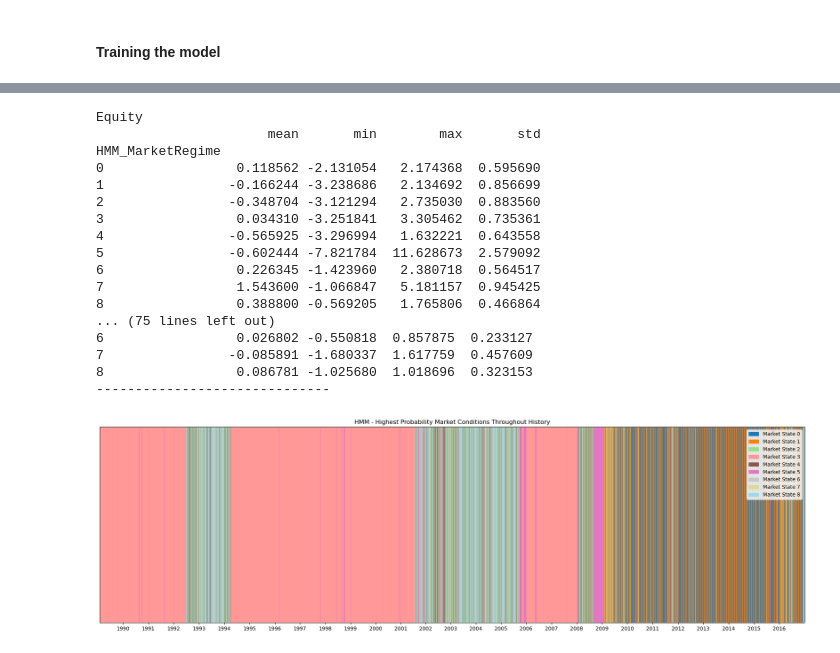
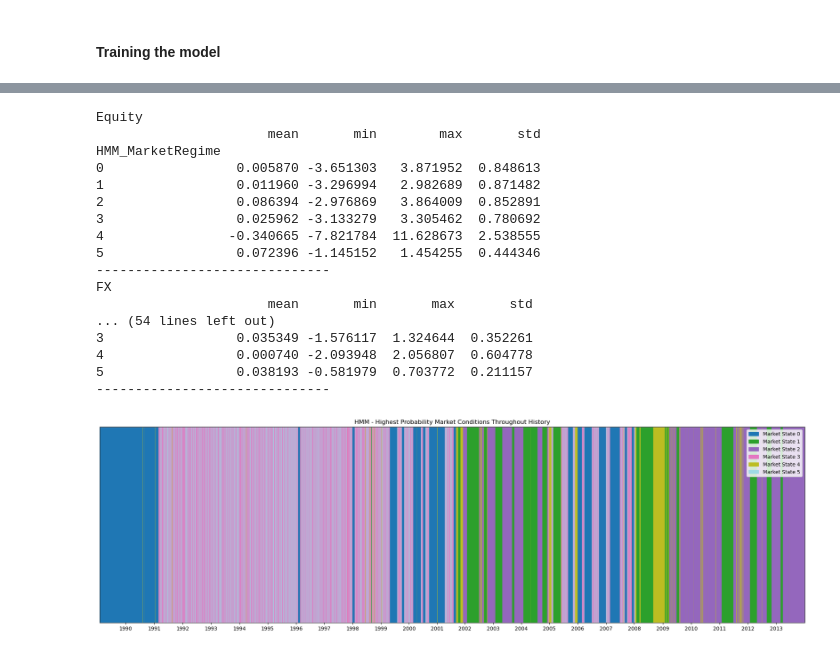
Before and after one commit to Thomas-Esilv/Project_ESILV, a Jupyter notebook: Research on trading regime models/Research_on_trading_regime_models.ipynb, the cells around one changed output, grey strips where cells are left out. Drawn from its saved outputs; the diff is of its cells as text; code cells hidden in the pictures.

```diff
--- a/Research on trading regime models/Research_on_trading_regime_models.ipynb
+++ b/Research on trading regime models/Research_on_trading_regime_models.ipynb
@@ -488,2 +187,8 @@ data['GMM_MarketRegime'] = clusters
+# %%
+gmm_market_regimes = 4
+reference_gmm = GaussianMixture(n_components=gmm_market_regimes, random_state=40, init_params='kmeans')
+reference_gmm.fit(data_ref_scaled)
+gmm_clusters = reference_gmm.predict(data_ref_scaled)
+data_ref.loc[:,'GMM_MarketRegime'] = gmm_clusters
 # %% [markdown]
 #### Characteristics of each market regimes
@@ -524,26 +227,26 @@ GMM_MarketRegime
 # %%
 fig, ax = plt.subplots(figsize=(25, 7))
 
-colors_list = plt.cm.get_cmap('tab20',market_regimes)
+colors_list = plt.colormaps.get_cmap('tab20').resampled(gmm_market_regimes)
 rectangle_height = 1
 
-for i, date in enumerate(GMM_data_train.index):
-    color = colors_list(clusters[i])
+for i, date in enumerate(data_ref.index):
+    color = colors_list(gmm_clusters[i])
     rect = patches.Rectangle((i, 0), 1, rectangle_height, color=color)
     ax.add_patch(rect)
 
-years = [date.year for date in GMM_data_train.index]
+years = [date.year for date in data_ref.index]
 change_years = [i for i in range(1, len(years)) if years[i] != years[i-1]]
 ax.set_xticks(change_years)
 ax.set_xticklabels([years[i] for i in change_years])
 
-ax.set_xlim(0, len(GMM_data_train))
+ax.set_xlim(0, len(data_ref))
 ax.set_ylim(0, rectangle_height)
 ax.set_yticks([])
 
 legend_elements = [
     patches.Patch(color=colors_list(i), label=f'Market State {i}')
-    for i in range(market_regimes)
+    for i in range(gmm_market_regimes)
 ]
 ax.legend(handles=legend_elements, loc='upper right')
 
@@ -576,9 +281,9 @@ for market_regime in n_market_regimes:
 
     for _ in range(n_init):
         hm = hmm.GaussianHMM(n_components=market_regime, covariance_type='diag')
-        hm.fit(df_train)
-        current_aic = hm.aic(df_train)
-        current_bic = hm.bic(df_train)
+        hm.fit(data_ref_scaled)
+        current_aic = hm.aic(data_ref_scaled)
+        current_bic = hm.bic(data_ref_scaled)
 
         if current_aic < best_aic:
             best_aic = current_aic
@@ -605,9 +310,9 @@ BIC : best number of market regimes : 9
 # %% [markdown]
 #### Training the model
 # %%
-hmm_market_regimes = 9
-hm = hmm.GaussianHMM(n_components=hmm_market_regimes, covariance_type='diag',random_state=38)
-hm.fit(df_train)
-hmm_clusters = hm.predict(df)
-data['HMM_MarketRegime'] = hmm_clusters
+hmm_market_regimes = 6
+reference_hmm = hmm.GaussianHMM(n_components=hmm_market_regimes, covariance_type='diag',random_state=38)
+reference_hmm.fit(data_ref_scaled)
+hmm_clusters = reference_hmm.predict(data_ref_scaled)
+data_ref.loc[:,'HMM_MarketRegime'] = hmm_clusters
 # %% [markdown]
@@ -635,53 +331,53 @@ HMM_data_train.groupby('HMM_MarketRegime').count()
 # %%
-for col in HMM_data_train.columns[:-1]:
+for col in data_ref.columns[:-2]:
     print(col)
-    print(HMM_data_train.groupby('HMM_MarketRegime')[col].agg(['mean','min','max','std']))
+    print(data_ref.groupby('HMM_MarketRegime')[col].agg(['mean','min','max','std']))
     print('-'*30)
 # %% [output]
 Equity
                       mean       min        max       std
 HMM_MarketRegime
-0                 0.118562 -2.131054   2.174368  0.595690
-1                -0.166244 -3.238686   2.134692  0.856699
-2                -0.348704 -3.121294   2.735030  0.883560
-3                 0.034310 -3.251841   3.305462  0.735361
-4                -0.565925 -3.296994   1.632221  0.643558
-5                -0.602444 -7.821784  11.628673  2.579092
-6                 0.226345 -1.423960   2.380718  0.564517
-7                 1.543600 -1.066847   5.181157  0.945425
-8                 0.388800 -0.569205   1.765806  0.466864
-... (75 lines left out)
-6                 0.026802 -0.550818  0.857875  0.233127
-7                -0.085891 -1.680337  1.617759  0.457609
-8                 0.086781 -1.025680  1.018696  0.323153
+0                 0.005870 -3.651303   3.871952  0.848613
+1                 0.011960 -3.296994   2.982689  0.871482
+2                 0.086394 -2.976869   3.864009  0.852891
+3                 0.025962 -3.133279   3.305462  0.780692
+4                -0.340665 -7.821784  11.628673  2.538555
+5                 0.072396 -1.145152   1.454255  0.444346
 ------------------------------
+FX
+                      mean       min       max       std
+... (54 lines left out)
+3                 0.035349 -1.576117  1.324644  0.352261
+4                 0.000740 -2.093948  2.056807  0.604778
+5                 0.038193 -0.581979  0.703772  0.211157
+------------------------------
 # %%
 fig, ax = plt.subplots(figsize=(25, 7))
 
-colors_list = plt.cm.get_cmap('tab20',hmm_market_regimes)
+colors_list = plt.colormaps.get_cmap('tab20').resampled(hmm_market_regimes)
 rectangle_height = 1
 
-for i, date in enumerate(HMM_data_train.index):
+for i, date in enumerate(data_ref.index):
     color = colors_list(hmm_clusters[i])
     rect = patches.Rectangle((i, 0), 1, rectangle_height, color=color)
     ax.add_patch(rect)
 
-years = [date.year for date in HMM_data_train.index]
+years = [date.year for date in data_ref.index]
 change_years = [i for i in range(1, len(years)) if years[i] != years[i-1]]
 ax.set_xticks(change_years)
 ax.set_xticklabels([years[i] for i in change_years])
 
-ax.set_xlim(0, len(HMM_data_train))
+ax.set_xlim(0, len(data_ref))
 ax.set_ylim(0, rectangle_height)
 ax.set_yticks([])
 
 legend_elements = [
     patches.Patch(color=colors_list(i), label=f'Market State {i}')
     for i in range(hmm_market_regimes)
 ]
 ax.legend(handles=legend_elements, loc='upper right')
 
 ax.set_title('HMM - Highest Probability Market Conditions Throughout History')
 plt.show()
 # %% [output]
-[figure, old version]
+[figure, new version]
```
Also changed, not shown: parts of 69 cells of this notebook.
